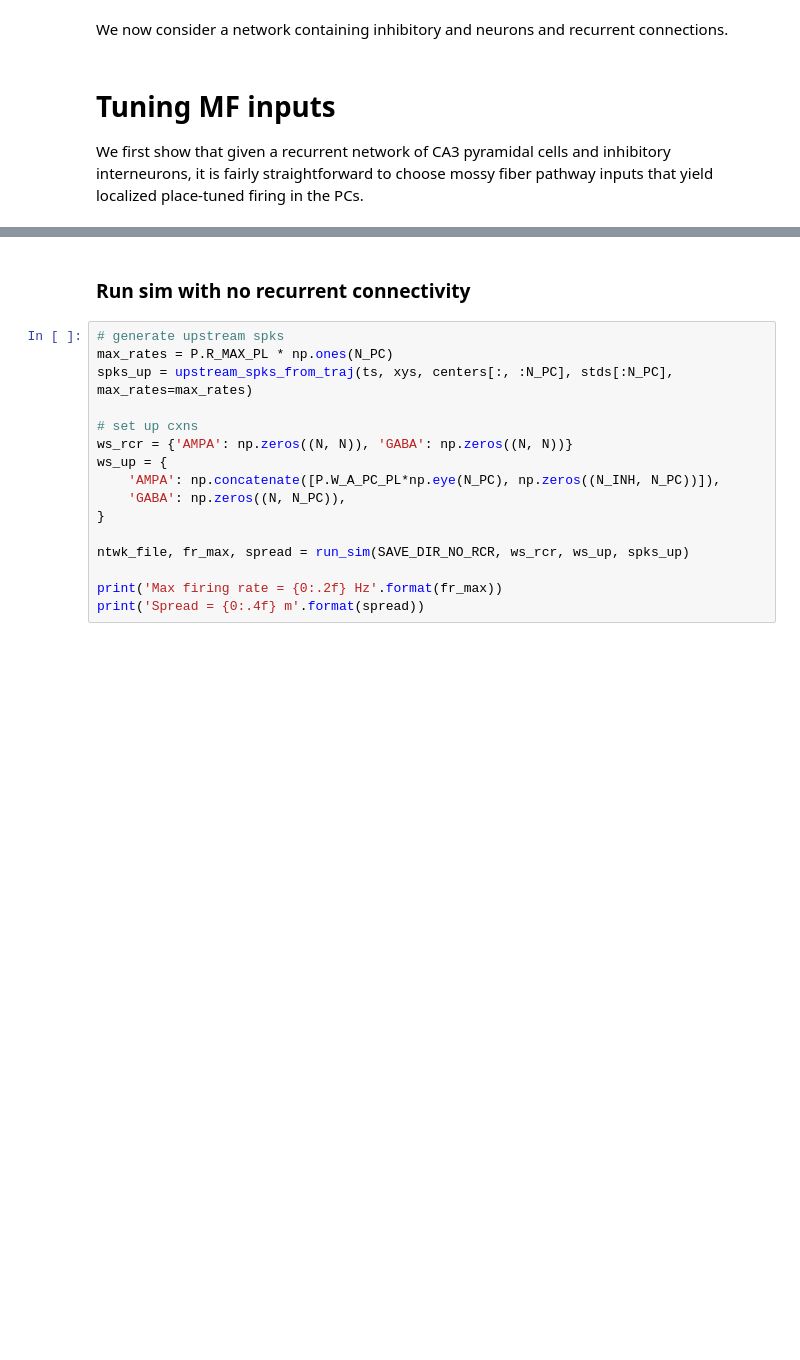
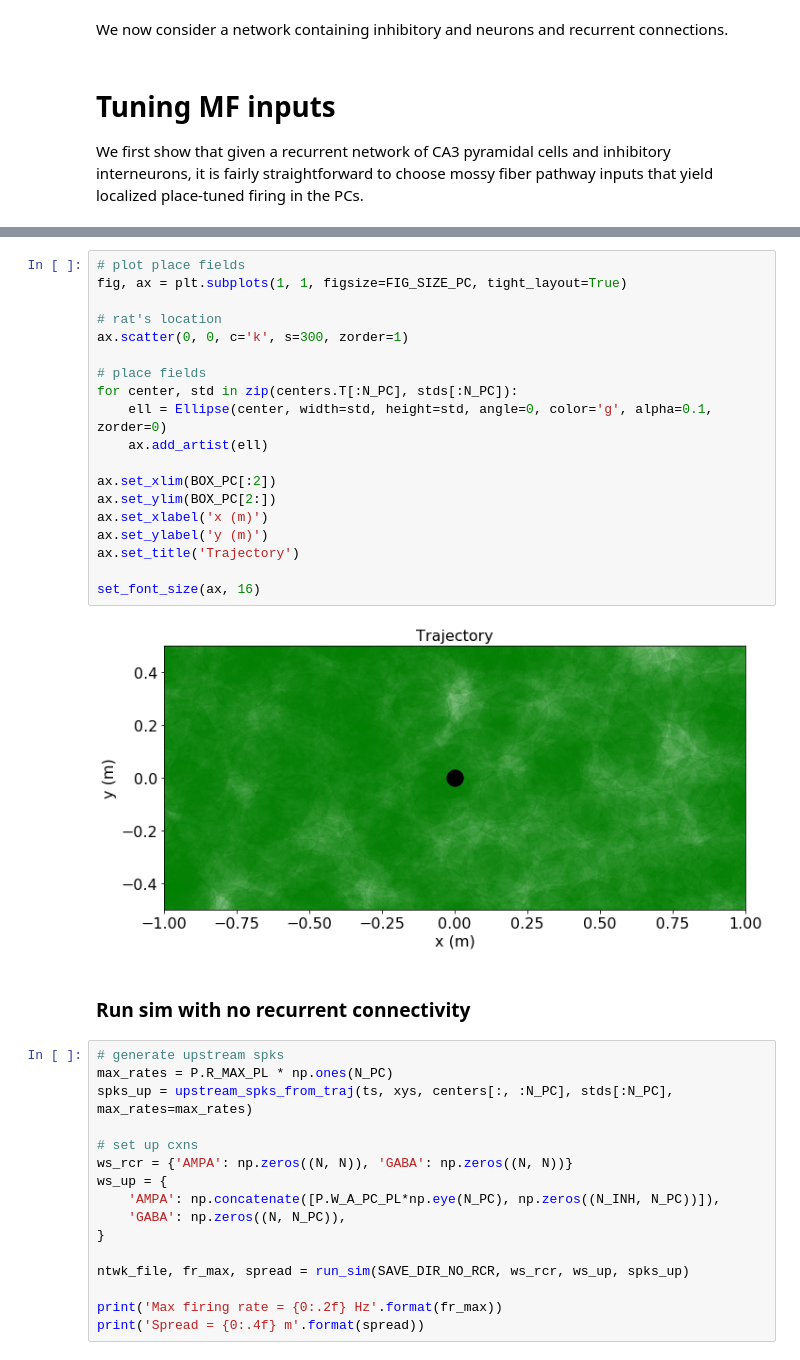
Before and after one commit to rkp8000/network_replay, a Jupyter notebook: 3_inhibition_and_recurrence.ipynb, the cells around one changed output, grey strips where cells are left out. Drawn from its saved outputs; the diff is of its cells as text; blank space fills up the shorter version.

```diff
--- a/3_inhibition_and_recurrence.ipynb
+++ b/3_inhibition_and_recurrence.ipynb
@@ -148,3 +152,24 @@ def run_sim(save_dir, ws_rcr, ws_up, spks_up):
+# %%
+# plot place fields
+fig, ax = plt.subplots(1, 1, figsize=FIG_SIZE_PC, tight_layout=True)
+
+# rat's location
+ax.scatter(0, 0, c='k', s=300, zorder=1)
+
+# place fields
+for center, std in zip(centers.T[:N_PC], stds[:N_PC]):
+    ell = Ellipse(center, width=std, height=std, angle=0, color='g', alpha=0.1, zorder=0)
+    ax.add_artist(ell)
+
+ax.set_xlim(BOX_PC[:2])
+ax.set_ylim(BOX_PC[2:])
+ax.set_xlabel('x (m)')
+ax.set_ylabel('y (m)')
+ax.set_title('Trajectory')
+
+set_font_size(ax, 16)
+# %% [output]
+[figure, added]
 # %% [markdown]
 ### Run sim with no recurrent connectivity
 # %%
```
Also changed, not shown: parts of 12 cells of this notebook.
